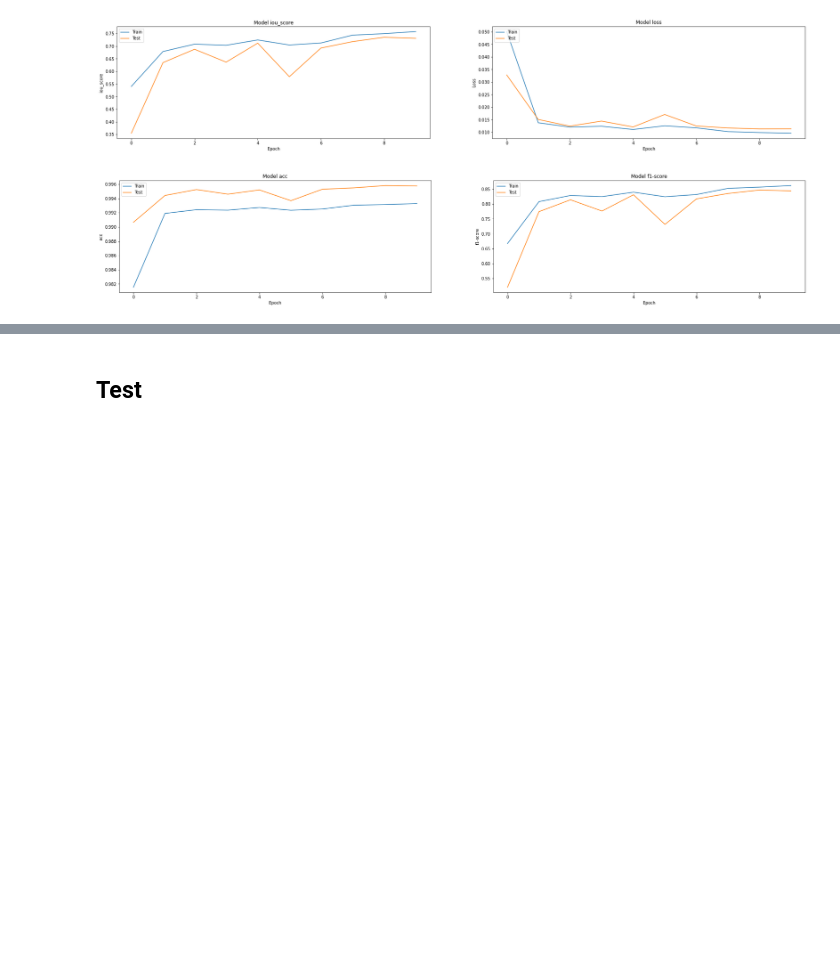
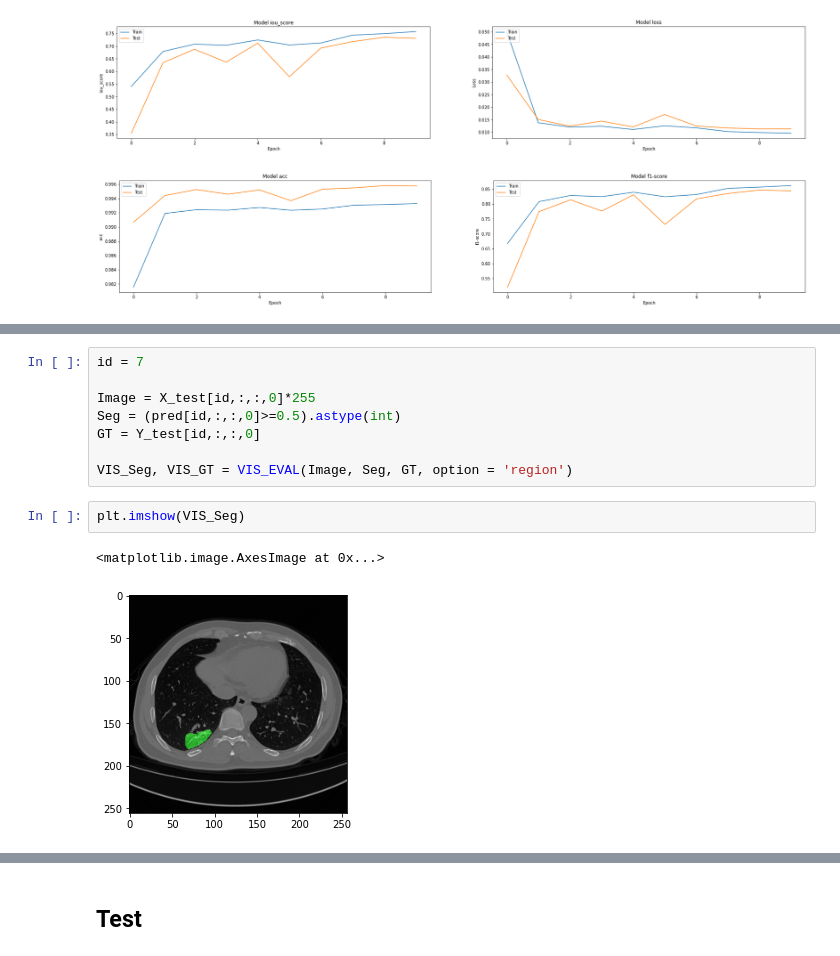
Before and after one commit to Rom1deTroyes/Segmentation_Lesions_Pulmonaires, a Jupyter notebook: Unet.ipynb, the cells around one changed output, grey strips where cells are left out. Saved outputs shown, nothing was run; the diff lists cells and outputs as text; blank space fills up the shorter version.

```diff
--- a/Unet.ipynb
+++ b/Unet.ipynb
@@ -381,0 +459,13 @@ plt.show()
+# %%
+id = 7
+
+Image = X_test[id,:,:,0]*255
+Seg = (pred[id,:,:,0]>=0.5).astype(int)
+GT = Y_test[id,:,:,0]
+
+VIS_Seg, VIS_GT = VIS_EVAL(Image, Seg, GT, option = 'region')
+# %%
+plt.imshow(VIS_Seg)
+# %% [output]
+<matplotlib.image.AxesImage at 0x...>
+[figure, added]
```
Also changed, not shown: parts of 19 cells of this notebook.
